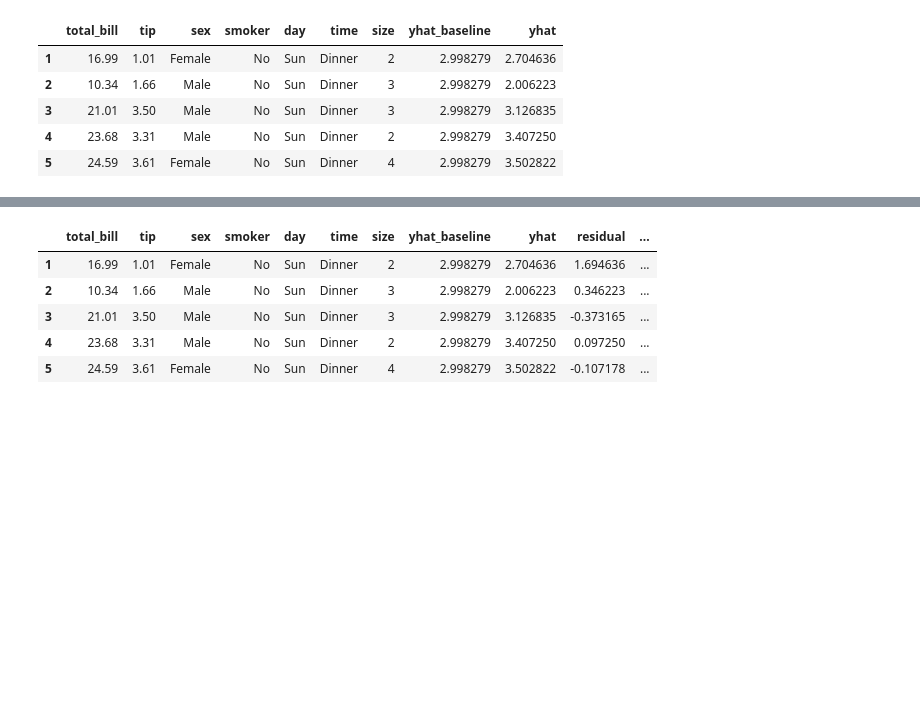
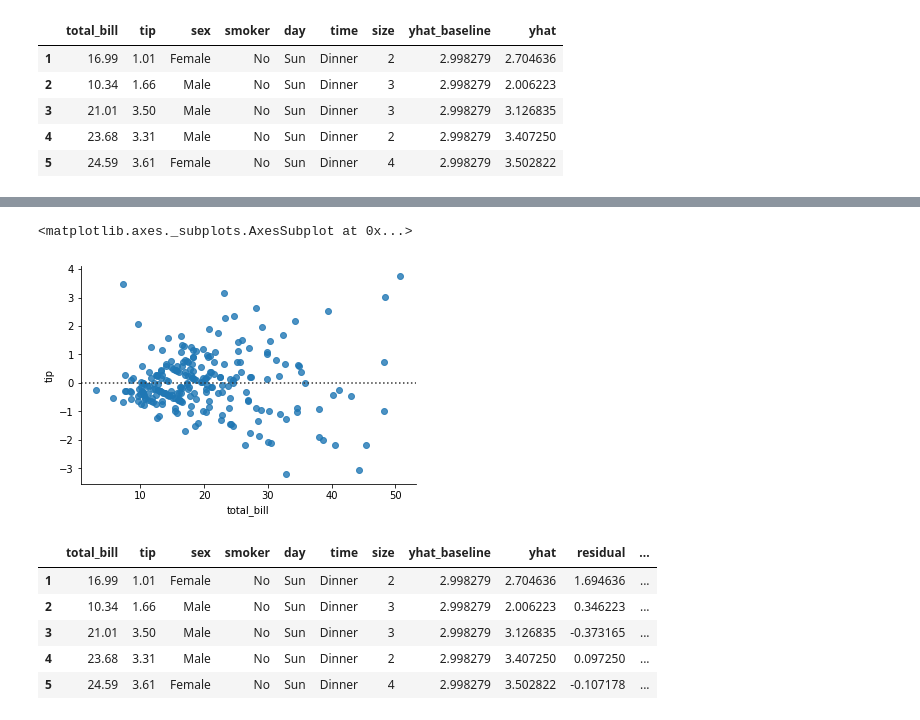
Before and after one commit to sunwenliang14/ds-methodologies-exercises, a Jupyter notebook: regression/evaluate.ipynb, the cells around one changed output, grey strips where cells are left out. Cells and saved outputs as stored; diff of their text form; code cells hidden in the pictures; blank space fills up the shorter version.

```diff
--- a/regression/evaluate.ipynb
+++ b/regression/evaluate.ipynb
@@ -41,3 +47,8 @@ df.head()
+# %%
+plot_residuals(df.total_bill, df.tip)
+# %% [output]
+<matplotlib.axes._subplots.AxesSubplot at 0x...>
+[figure, added]
 # %%
 from scipy import stats
 from sklearn.metrics import mean_squared_error, r2_score, explained_variance_score
```
Also changed, not shown: parts of 46 cells of this notebook.
